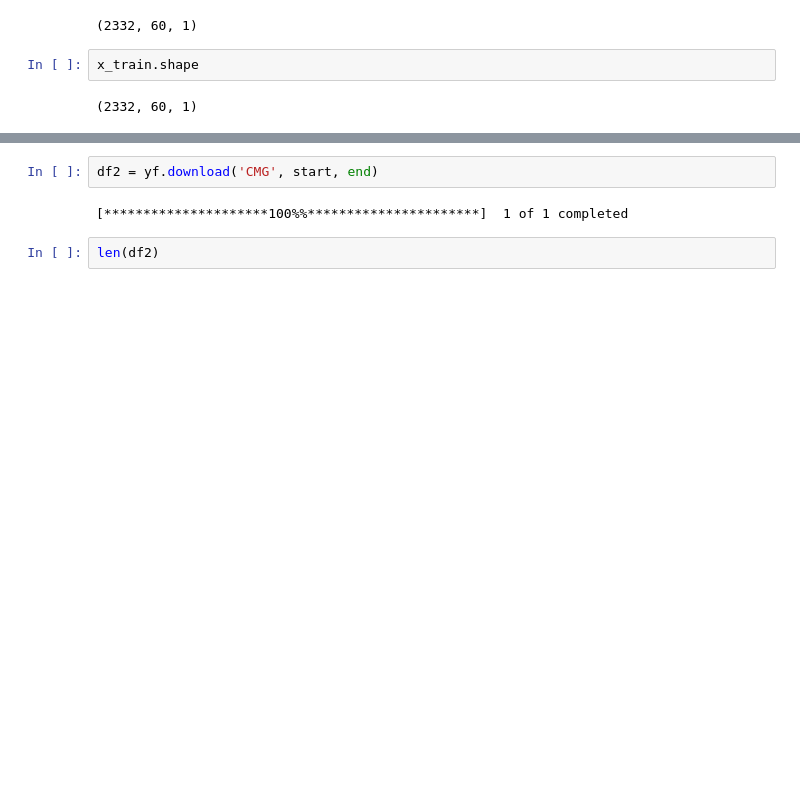
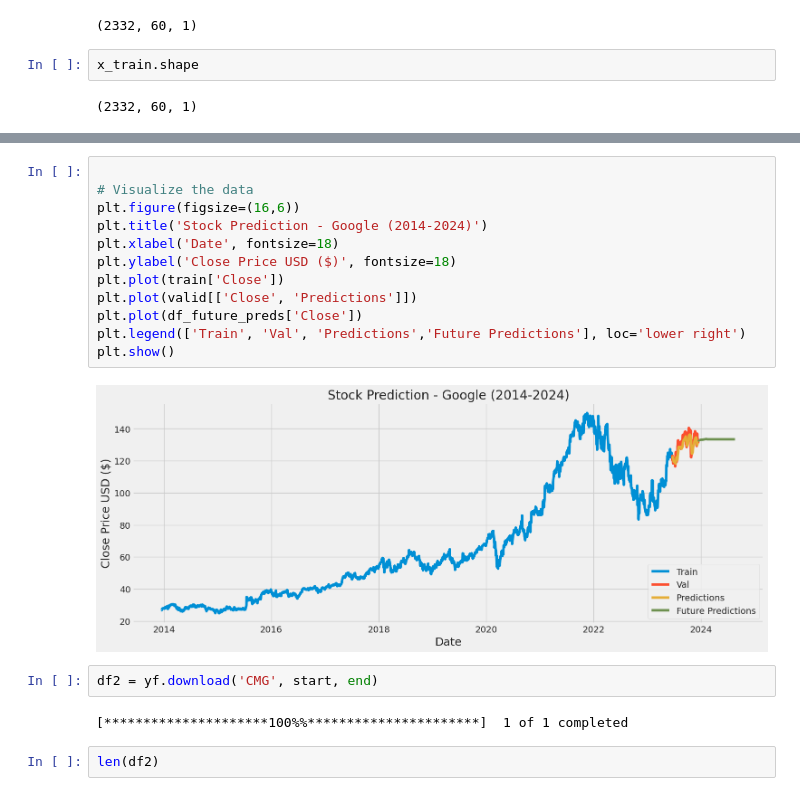
Before and after one commit to HeeketMehta/Stock-Prediction-And-Analysis, a Jupyter notebook: TRIAL_NB.ipynb, the cells around one changed output, grey strips where cells are left out. Drawn from its saved outputs; the diff is of its cells as text; blank space fills up the shorter version.

```diff
--- a/TRIAL_NB.ipynb
+++ b/TRIAL_NB.ipynb
@@ -386,3 +383,17 @@ plt.gca().spines[['top', 'right']].set_visible(False)
+# %%
+
+# Visualize the data
+plt.figure(figsize=(16,6))
+plt.title('Stock Prediction - Google (2014-2024)')
+plt.xlabel('Date', fontsize=18)
+plt.ylabel('Close Price USD ($)', fontsize=18)
+plt.plot(train['Close'])
+plt.plot(valid[['Close', 'Predictions']])
+plt.plot(df_future_preds['Close'])
+plt.legend(['Train', 'Val', 'Predictions','Future Predictions'], loc='lower right')
+plt.show()
+# %% [output]
+[figure, added]
 # %%
 df2 = yf.download('CMG', start, end)
 # %% [output]
```
Also changed, not shown: parts of 39 cells of this notebook.
